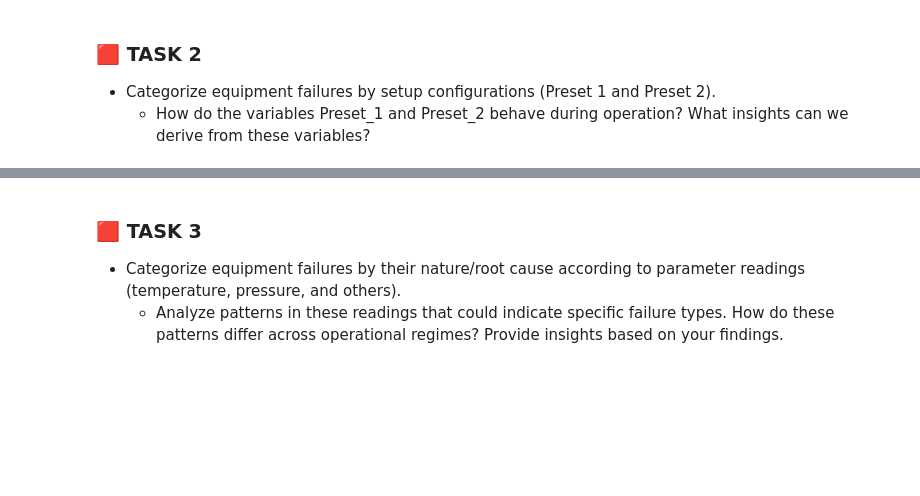
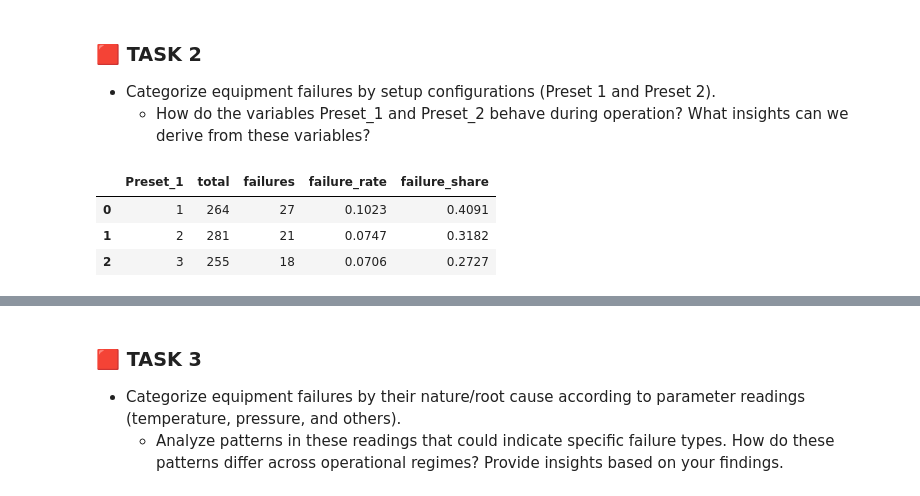
Before and after one commit to luizoaf/shape, a Jupyter notebook: luiz_alves_teste_shape.ipynb, the cells around one changed output, grey strips where cells are left out. Saved outputs shown, nothing was run; the diff lists cells and outputs as text; code cells hidden in the pictures; blank space fills up the shorter version.

```diff
--- a/luiz_alves_teste_shape.ipynb
+++ b/luiz_alves_teste_shape.ipynb
@@ -117,0 +154,7 @@ Number of resolved equipment failures: 9
+# %%
+table_preset_1
+# %% [output]
+|  | Preset_1 | total | failures | failure_rate | failure_share |
+| 0 | 1 | 264 | 27 | 0.1023 | 0.4091 |
+| 1 | 2 | 281 | 21 | 0.0747 | 0.3182 |
+| 2 | 3 | 255 | 18 | 0.0706 | 0.2727 |
```
Also changed, not shown: parts of 11 cells of this notebook.
